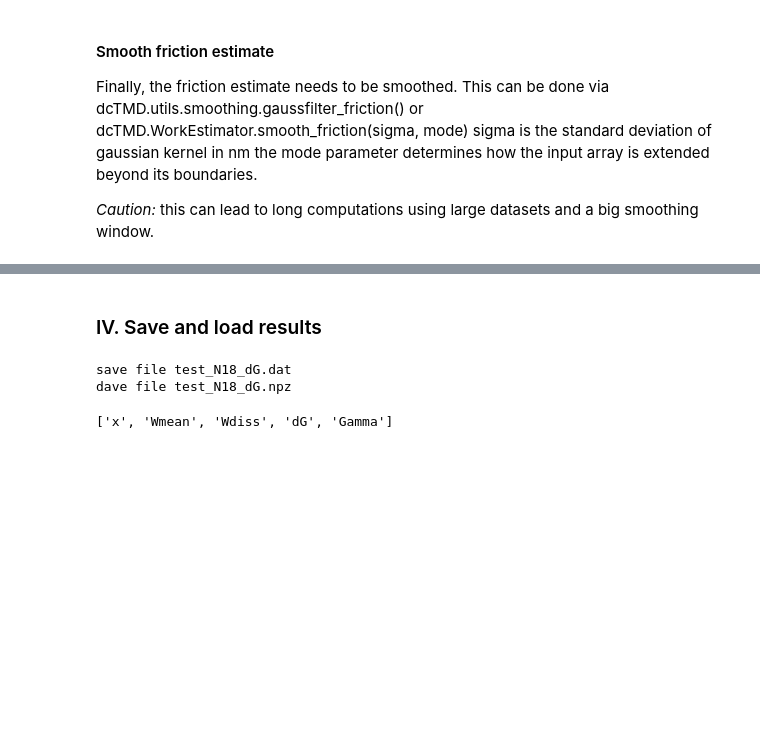
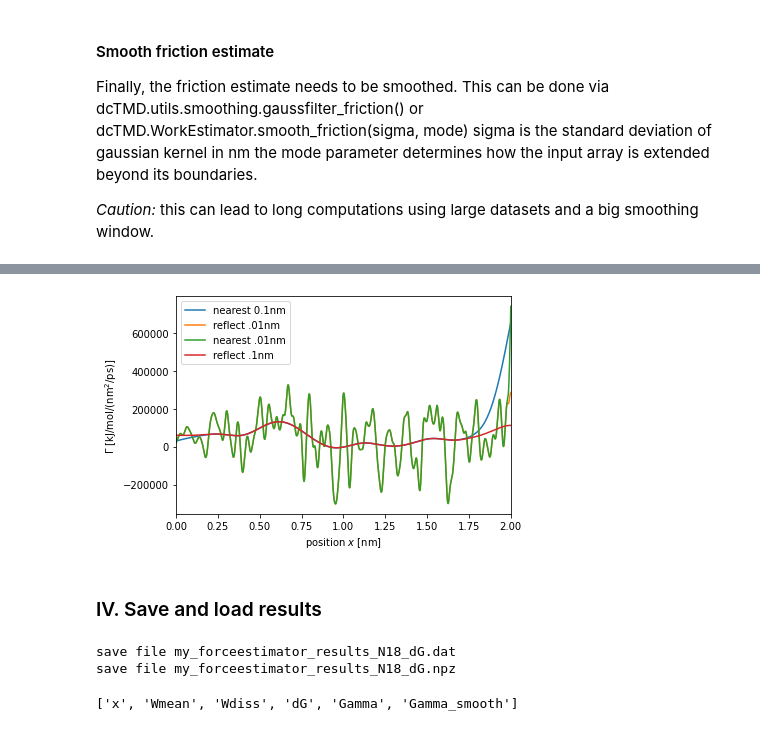
Before and after one commit to moldyn/dcTMD, a Jupyter notebook: docs/tutorials/force.ipynb, the cells around one changed output, grey strips where cells are left out. Saved outputs shown, nothing was run; the diff lists cells and outputs as text; code cells hidden in the pictures; blank space fills up the shorter version.

```diff
--- a/docs/tutorials/force.ipynb
+++ b/docs/tutorials/force.ipynb
@@ -184,14 +207,51 @@ plt.show()
+# %%
+fig, axs = plt.subplots()
+
+plotting.plot_Gamma(forceestimator.position_,
+                    forceestimator.friction_smooth_,
+                    axs,
+                    label='nearest 0.1nm'
+                    )
+
+# using different smoothing windows and modes changes the results significantly
+smooth_friction = dcTMD.utils.gaussfilter_friction(forceestimator.friction_,
+                                                   forceestimator.position_,
+                                                   sigma=.01,
+                                                   mode='reflect',
+                                                   )
+axs.plot(forceestimator.position_, smooth_friction, label='reflect .01nm')
+smooth_friction = dcTMD.utils.gaussfilter_friction(forceestimator.friction_,
+                                                   forceestimator.position_,
+                                                   sigma=.01,
+                                                   mode='nearest',
+                                                   )
+axs.plot(forceestimator.position_, smooth_friction, label='nearest .01nm')
+smooth_friction = dcTMD.utils.gaussfilter_friction(forceestimator.friction_,
+                                                   forceestimator.position_,
+                                                   sigma=.1,
+                                                   mode='reflect',
+                                                   )
+
+axs.plot(forceestimator.position_, smooth_friction, label='reflect .1nm')
+axs.legend()
+
+plt.show()
+# %% [output]
+[figure, added]
 # %% [markdown]
 ### IV. Save and load results
 # %%
+# save forceestimator instance
+# dcTMD.storing.save('my_forceestimator', forceestimator)
+
 # save data as .npz and .dat file
-outname = 'test'
+outname = 'my_forceestimator_results'
 dcTMD.io.write_output(outname, forceestimator)
 
-results = np.load(f'test_N{len(forceestimator.names_)}_dG.npz')
+results = np.load(f'{outname}_N{len(forceestimator.names_)}_dG.npz')
 
 results.files
 # %% [output]
-save file test_N18_dG.dat
-dave file test_N18_dG.npz
+save file my_forceestimator_results_N18_dG.dat
+save file my_forceestimator_results_N18_dG.npz
-['x', 'Wmean', 'Wdiss', 'dG', 'Gamma']
+['x', 'Wmean', 'Wdiss', 'dG', 'Gamma', 'Gamma_smooth']
```
Also changed, not shown: parts of 7 cells of this notebook, 1 other file.
